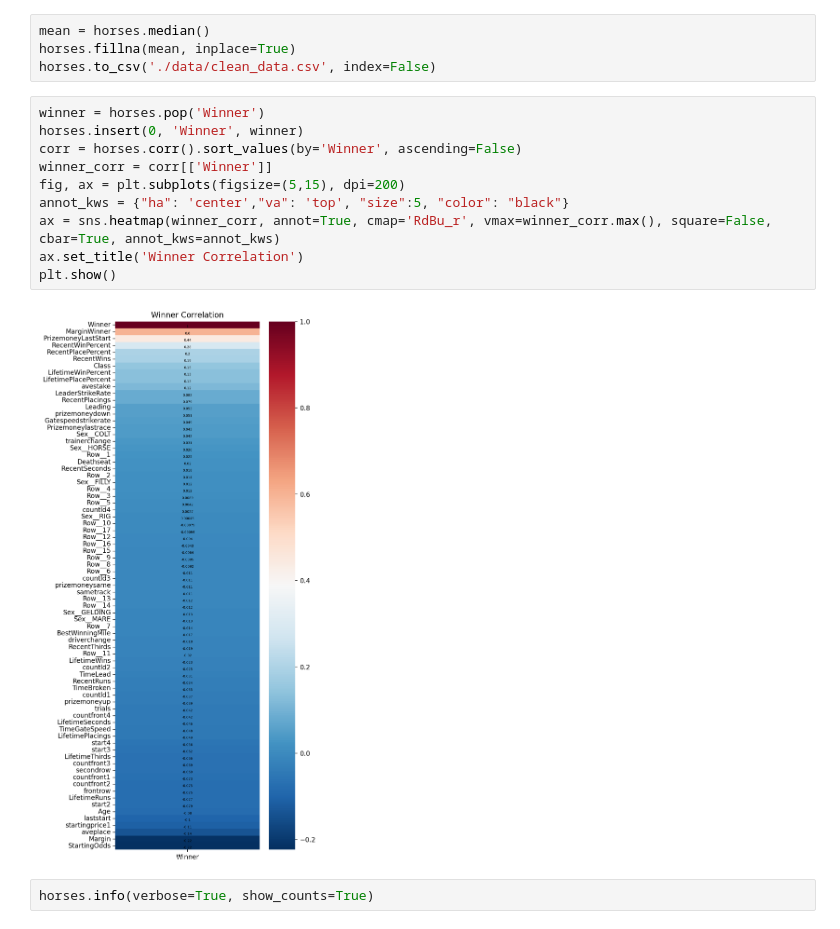
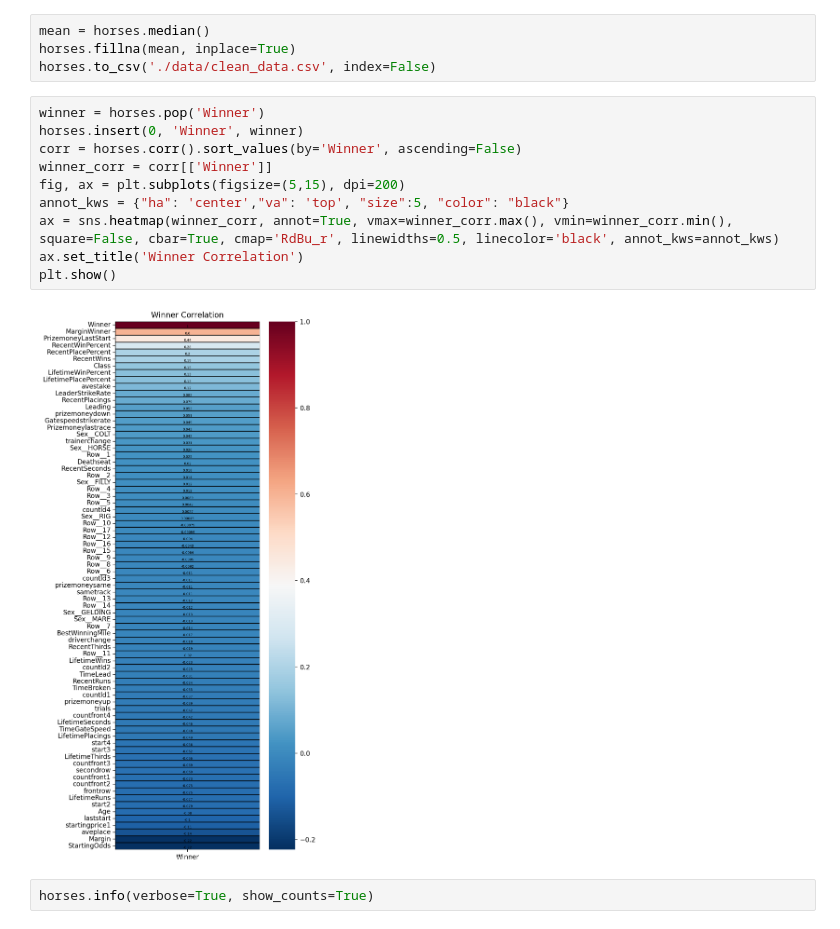
Before and after one commit to hassan-kamran/racing_bet_predictions, a Jupyter notebook: betting_model.ipynb, the cells around one changed output. Saved outputs shown, nothing was run; the diff lists cells and outputs as text.

Commit message:
improved corr graphic

```diff
--- a/betting_model.ipynb
+++ b/betting_model.ipynb
@@ -67,15 +67,15 @@ horses.to_csv('./data/clean_data.csv', index=False)
 # %%
 winner = horses.pop('Winner')
 horses.insert(0, 'Winner', winner)
 corr = horses.corr().sort_values(by='Winner', ascending=False)
 winner_corr = corr[['Winner']]
 fig, ax = plt.subplots(figsize=(5,15), dpi=200)
 annot_kws = {"ha": 'center',"va": 'top', "size":5, "color": "black"}
-ax = sns.heatmap(winner_corr, annot=True, cmap='RdBu_r', vmax=winner_corr.max(), square=False, cbar=True, annot_kws=annot_kws)
+ax = sns.heatmap(winner_corr, annot=True, vmax=winner_corr.max(), vmin=winner_corr.min(), square=False, cbar=True, cmap='RdBu_r', linewidths=0.5, linecolor='black', annot_kws=annot_kws)
 ax.set_title('Winner Correlation')
 plt.show()
 # %% [output]
-[figure, old version]
+[figure, new version]
 # %%
 horses.info(verbose=True, show_counts=True)
 # %% [output]
```
Also changed, not shown: parts of 1 cell of this notebook.
